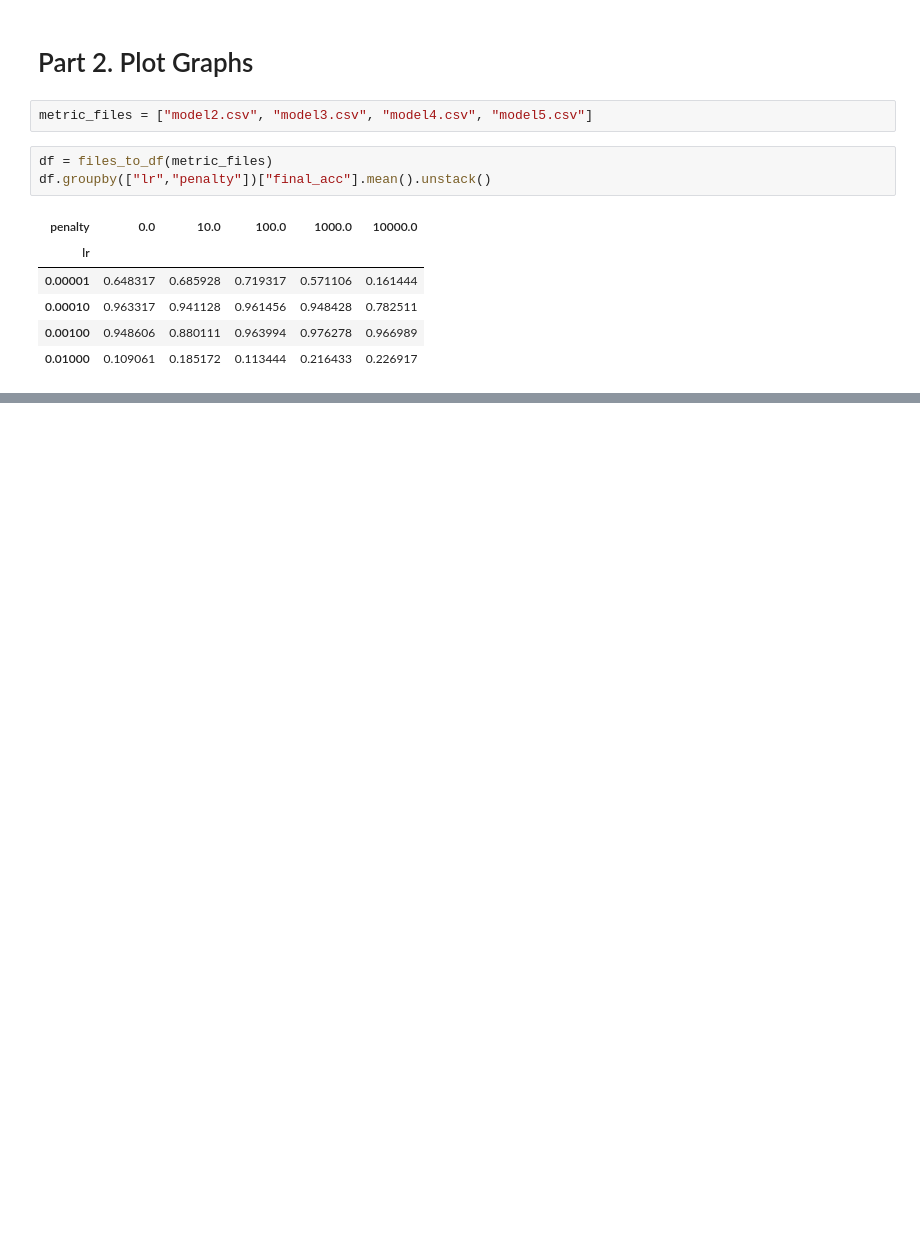
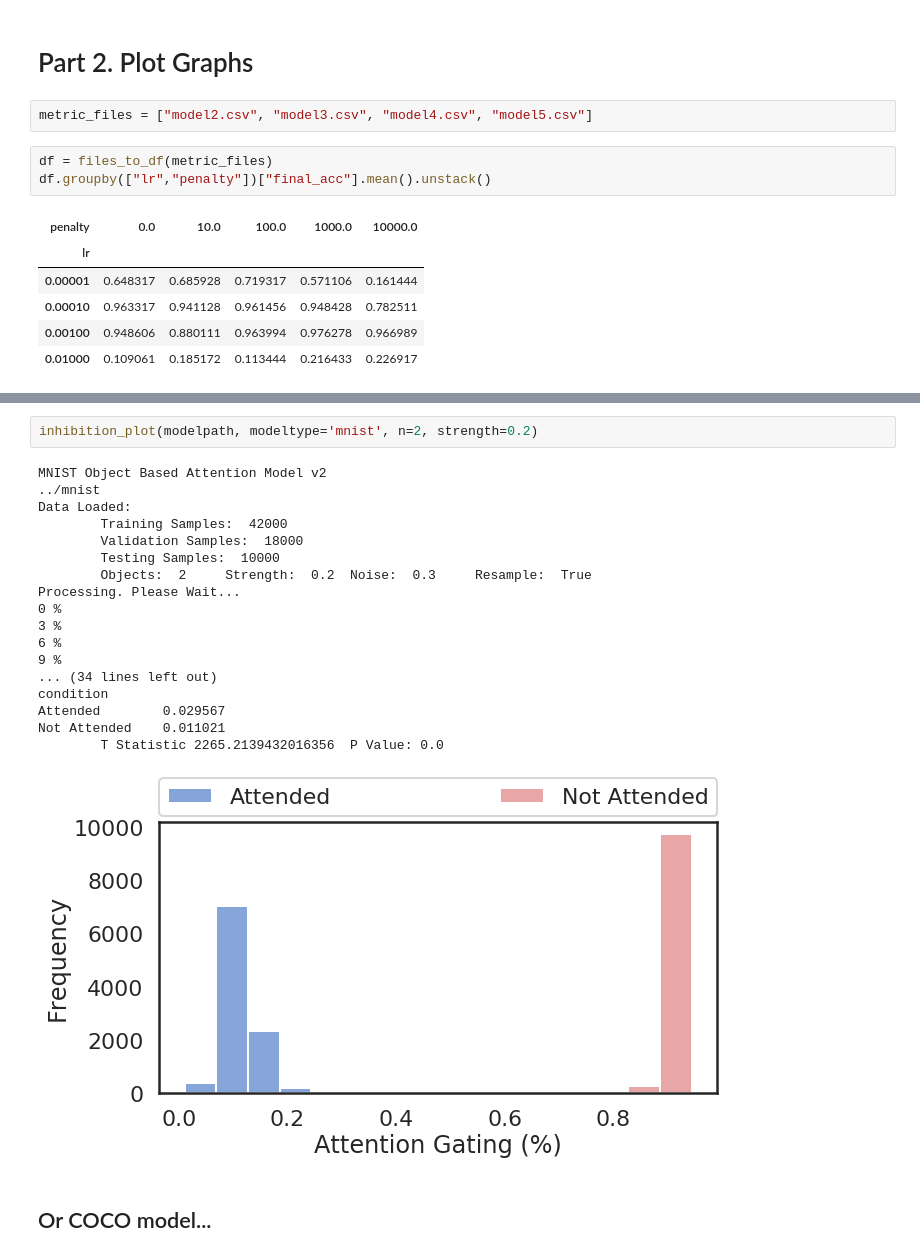
Before and after one commit to KordingLab/object-based-attention, a Jupyter notebook: analysis/Demo Analysis.ipynb, the cells around one changed output, grey strips where cells are left out. Cells and saved outputs as stored; diff of their text form; blank space fills up the shorter version.

```diff
--- a/analysis/Demo Analysis.ipynb
+++ b/analysis/Demo Analysis.ipynb
@@ -89,3 +96,26 @@ plot_boxplots(df, save = False)
+# %%
+inhibition_plot(modelpath, modeltype='mnist', n=2, strength=0.2)
+# %% [output]
+MNIST Object Based Attention Model v2
+../mnist
+Data Loaded:
+        Training Samples:  42000
+        Validation Samples:  18000
+        Testing Samples:  10000
+        Objects:  2     Strength:  0.2  Noise:  0.3     Resample:  True
+Processing. Please Wait...
+0 %
+3 %
+6 %
+9 %
+... (34 lines left out)
+condition
+Attended        0.029567
+Not Attended    0.011021
+        T Statistic 2265.2139432016356  P Value: 0.0
+[figure, added]
+# %% [markdown]
+## Or COCO model...
 # %%
 inhibition_plot(modelpath, modeltype='coco', n=2, strength=0.3, cocoroot=cocoroot, \
                 annpath=annpath, metadatapath=metadatapath, save = True)
```
Also changed, not shown: parts of 6 cells of this notebook, 17 other files.
